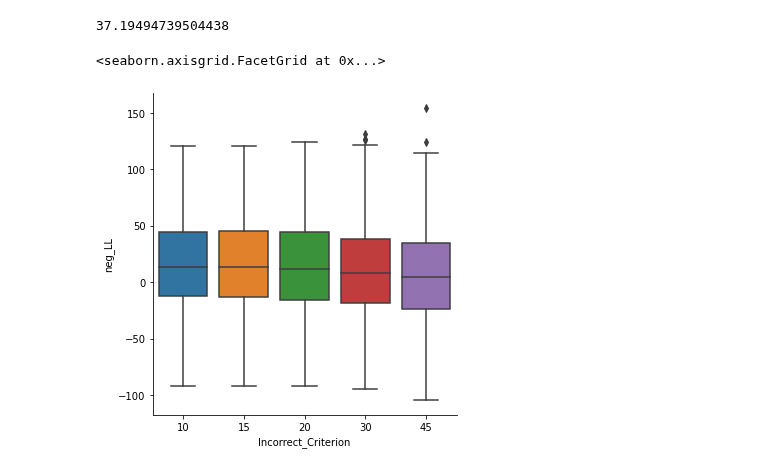
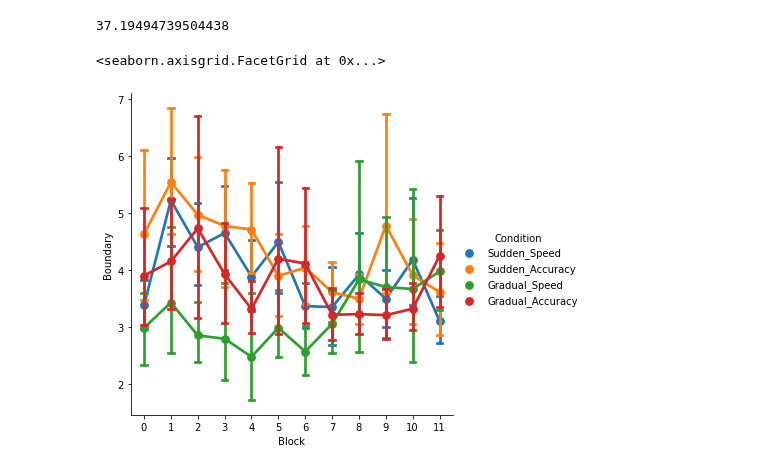
Before and after one commit to tejas-savalia/Lab-Codes, a Jupyter notebook: Psychtoolbox/Visuomotor_Adaptation_Tablet/python_scripts/DDMs.ipynb, the cells around one changed output. Saved outputs shown, nothing was run; the diff lists cells and outputs as text; code cells hidden in the pictures.

Commit message:
Fitting 2 param point ddms

```diff
--- a/Psychtoolbox/Visuomotor_Adaptation_Tablet/python_scripts/DDMs.ipynb
+++ b/Psychtoolbox/Visuomotor_Adaptation_Tablet/python_scripts/DDMs.ipynb
@@ -81,9 +81,3 @@ ddm_fits = pd.DataFrame({'Participant_no': np.repeat(np.arange(60), 12*5),
                         })
 # %%
 ddm_fits.to_csv('ddm_fits.csv')
-# %%
-sns.catplot(x = "Incorrect_Criterion", y = 'neg_LL',  kind = 'box',
-           data = ddm_fits)
-# %% [output]
-<seaborn.axisgrid.FacetGrid at 0x...>
-[figure, removed]
@@ -91,0 +84,10 @@ d
+# %%
+ddm_fits = pd.read_csv('ddm_fits.csv')
+# %%
+ddm_fits['Condition'] = ddm_fits['Rotation'] + '_' + ddm_fits['Emphasis']
+# %%
+sns.catplot(x = 'Block', y = 'Boundary', hue = 'Condition',
+            data = ddm_fits.query("Incorrect_Criterion == '20'"), kind = 'point', capsize = 0.2)
+# %% [output]
+<seaborn.axisgrid.FacetGrid at 0x...>
+[figure, added]
```
Also changed, not shown: parts of 1 cell of this notebook, 2 other files.
